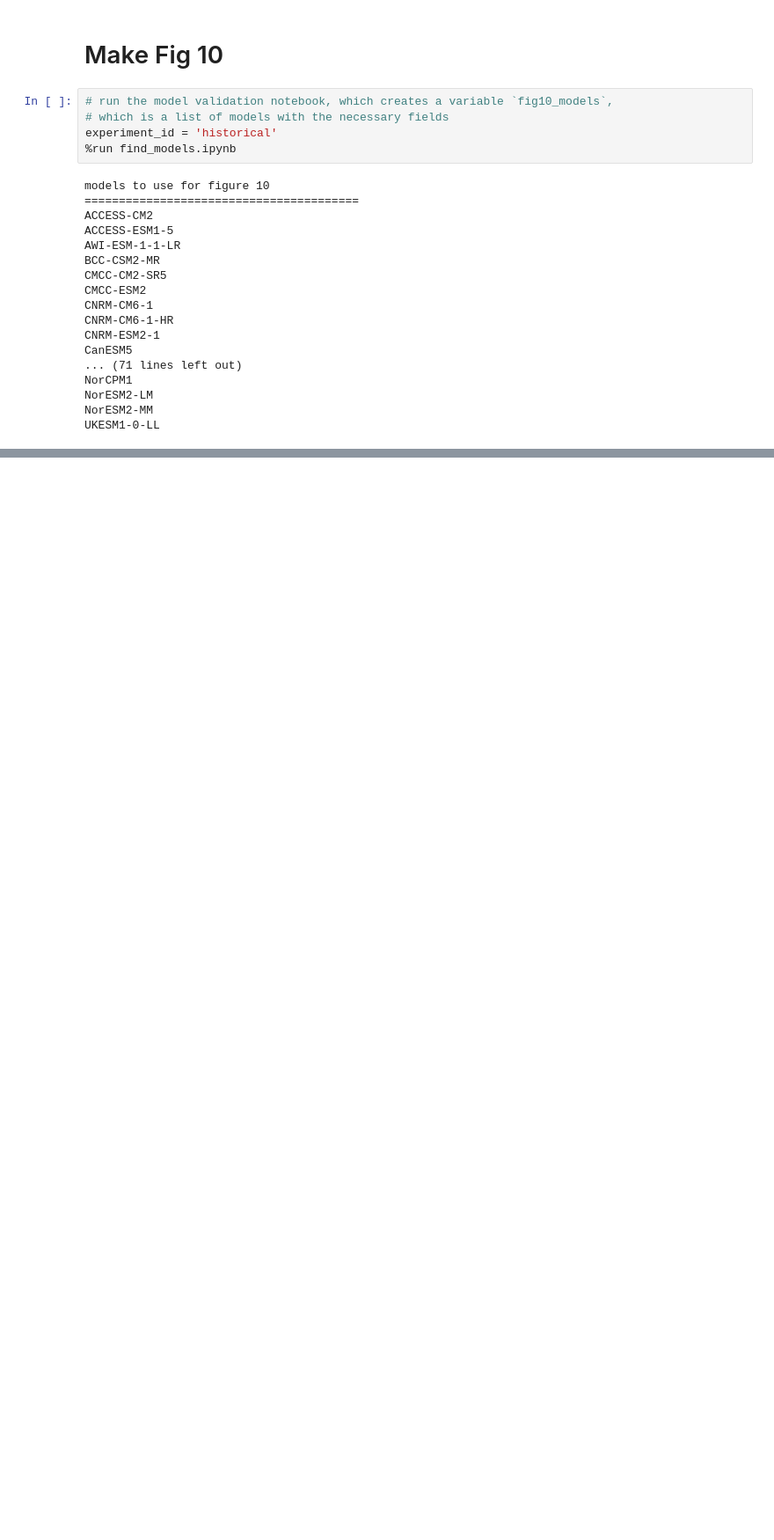
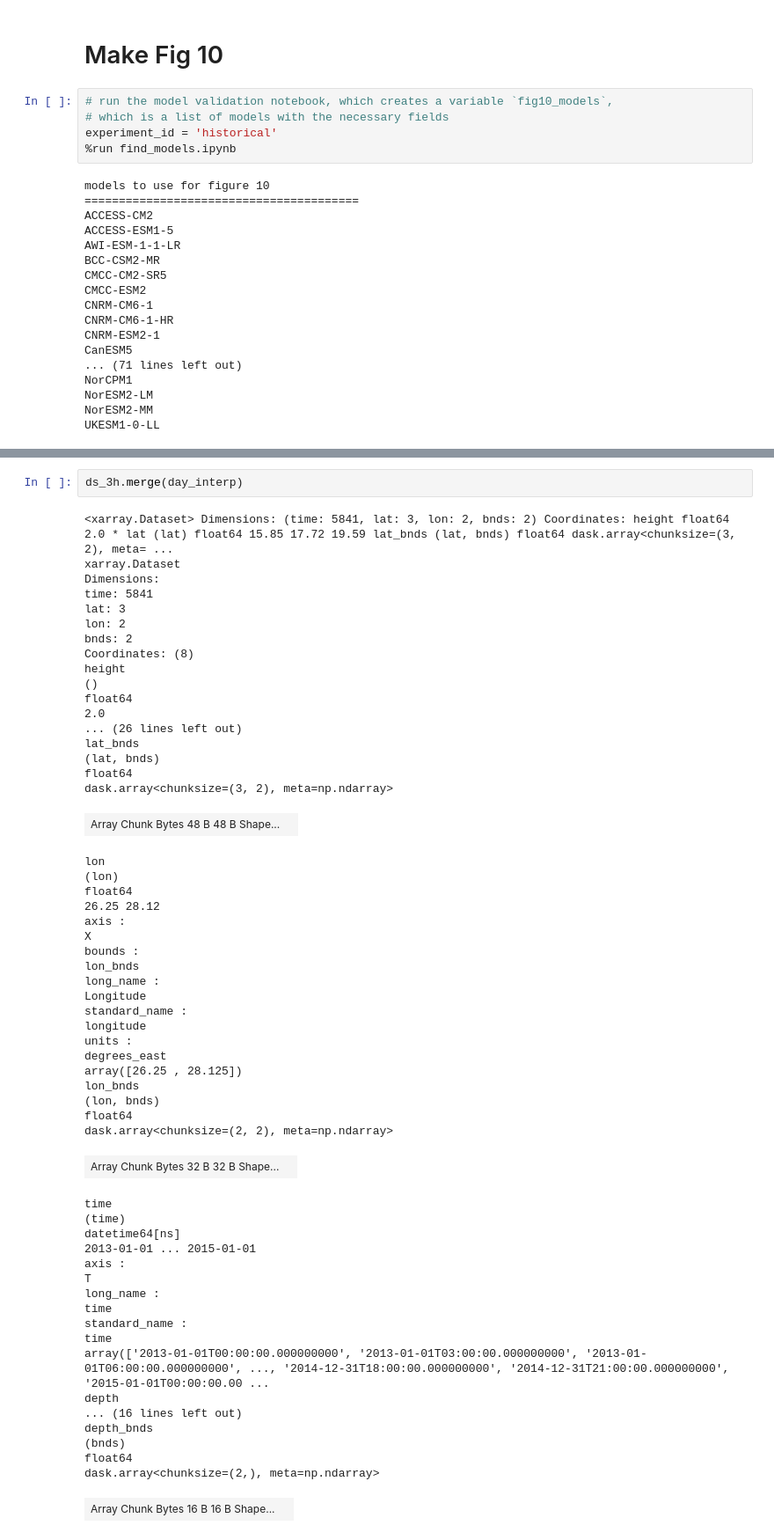
Before and after one commit to AndrewLoeppky/CMIP6_betts_intercomparison, a Jupyter notebook: make_fig_10.ipynb, the cells around one changed output, grey strips where cells are left out. Shown: that part at 88% size. Saved outputs shown, nothing was run; the diff lists cells and outputs as text; blank space fills up the shorter version.

```diff
--- a/make_fig_10.ipynb
+++ b/make_fig_10.ipynb
@@ -263,0 +440,59 @@ v20190323
+# %%
+ds_3h.merge(day_interp)
+# %% [output]
+<xarray.Dataset> Dimensions: (time: 5841, lat: 3, lon: 2, bnds: 2) Coordinates: height float64 2.0 * lat (lat) float64 15.85 17.72 19.59 lat_bnds (lat, bnds) float64 dask.array<chunksize=(3, 2), meta= ...
+xarray.Dataset
+Dimensions:
+time: 5841
+lat: 3
+lon: 2
+bnds: 2
+Coordinates: (8)
+height
+()
+float64
+2.0
+... (26 lines left out)
+lat_bnds
+(lat, bnds)
+float64
+dask.array<chunksize=(3, 2), meta=np.ndarray>
+| Array Chunk Bytes 48 B 48 B Shape... |  |
+lon
+(lon)
+float64
+26.25 28.12
+axis :
+X
+bounds :
+lon_bnds
+long_name :
+Longitude
+standard_name :
+longitude
+units :
+degrees_east
+array([26.25 , 28.125])
+lon_bnds
+(lon, bnds)
+float64
+dask.array<chunksize=(2, 2), meta=np.ndarray>
+| Array Chunk Bytes 32 B 32 B Shape... |  |
+time
+(time)
+datetime64[ns]
+2013-01-01 ... 2015-01-01
+axis :
+T
+long_name :
+time
+standard_name :
+time
+array(['2013-01-01T00:00:00.000000000', '2013-01-01T03:00:00.000000000', '2013-01-01T06:00:00.000000000', ..., '2014-12-31T18:00:00.000000000', '2014-12-31T21:00:00.000000000', '2015-01-01T00:00:00.00 ...
+depth
+... (16 lines left out)
+depth_bnds
+(bnds)
+float64
+dask.array<chunksize=(2,), meta=np.ndarray>
+| Array Chunk Bytes 16 B 16 B Shape... |  |
```
Also changed, not shown: parts of 8 cells of this notebook, 2 other files.
